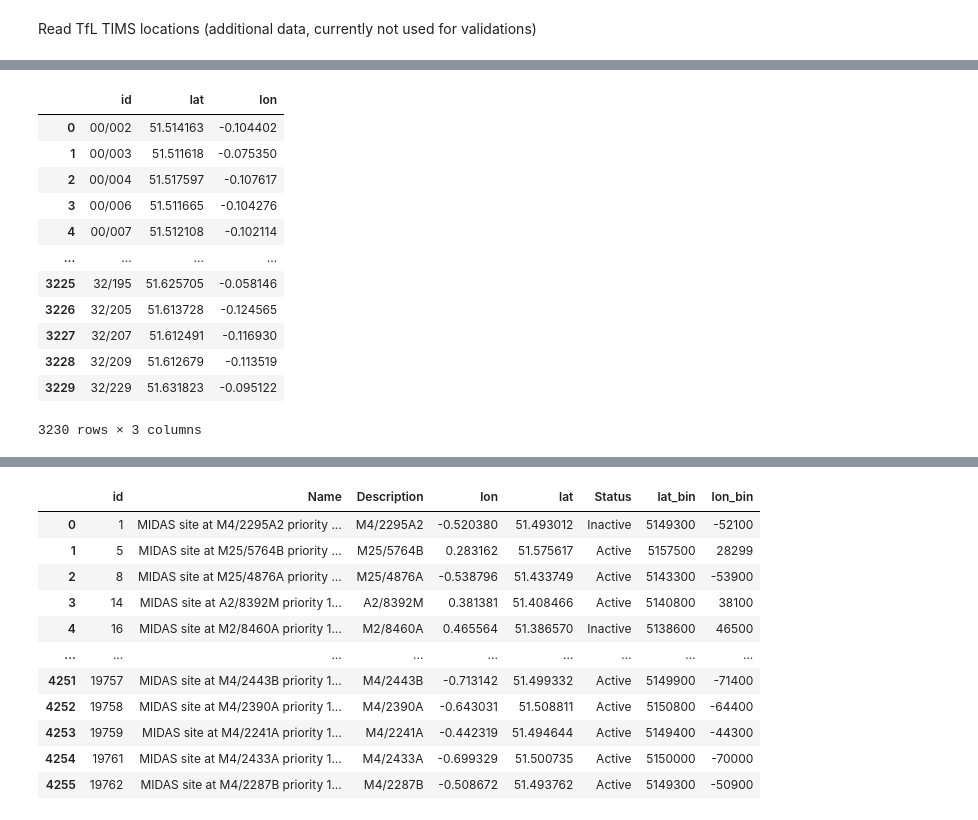
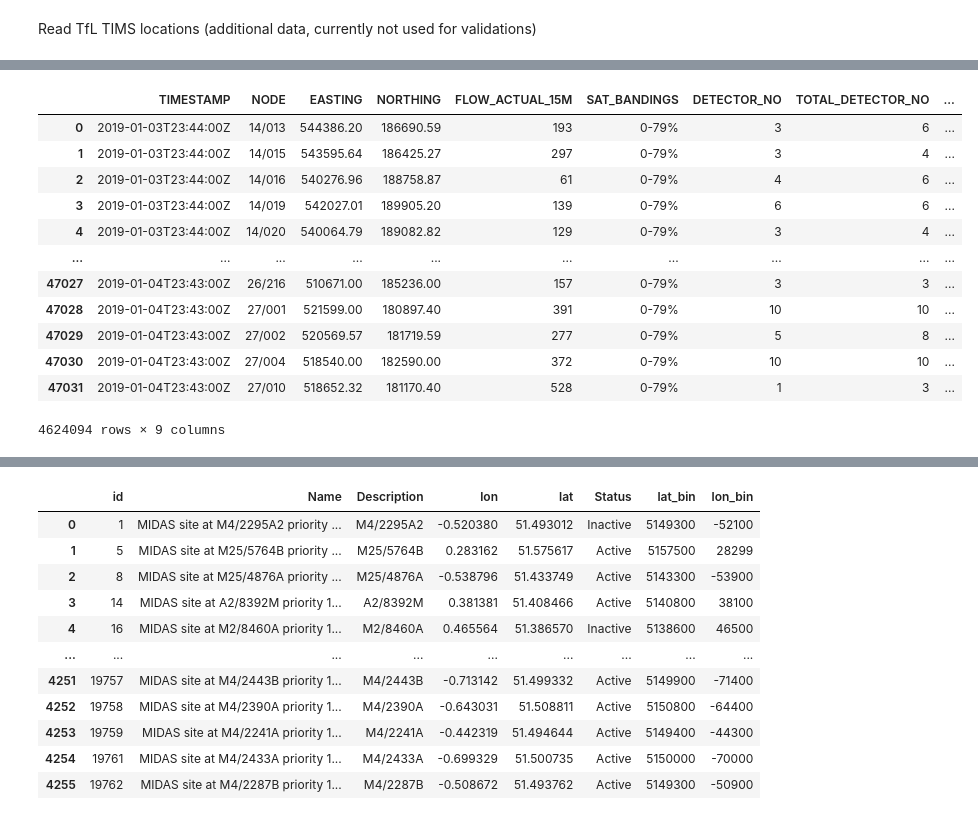
Before and after one commit to iarai/MeTS-10, a Jupyter notebook: analysis/val02_counters/counters01_prepare_data.ipynb, the cells around one changed output, grey strips where cells are left out. Drawn from its saved outputs; the diff is of its cells as text; code cells hidden in the pictures.

Commit message:
Counters pipeline. Download and processing of full TfL TIMS. Not used for validations.

```diff
--- a/analysis/val02_counters/counters01_prepare_data.ipynb
+++ b/analysis/val02_counters/counters01_prepare_data.ipynb
@@ -312,10 +314,6 @@ Read TfL TIMS locations (additional data, currently not used for validations)
 bucket = 'roads.data.tfl.gov.uk'
 prefix = 'TIMS/'
 s3_client = boto3.client('s3')
-
-def read_tims_csv_file(csv_file):
-    response = s3_client.get_object(Bucket=bucket, Key=csv_file)
-    return pd.read_csv(response.get("Body"))
 
 def get_tims_csv_files(limit=-1):
     tims_csv_files = []
@@ -325,8 +323,24 @@ def get_tims_csv_files(limit=-1):
         tims_csv_files.extend(pf)
         if limit > 0 and len(tims_csv_files) >= limit:
             return tims_csv_files[:limit]
-        return tims_csv_files
+    return tims_csv_files
 
-tims_csv_files = get_tims_csv_files(5)
-tims_df = read_tims_csv_file(tims_csv_files[0])
-tims_df
+def read_tims_csv_file(csv_file):
+    response = s3_client.get_object(Bucket=bucket, Key=csv_file)
+    return pd.read_csv(response.get("Body"))
+
+def read_tims_day(day, debug=False, all_fields=False):
+    ts = datetime.strptime(day, '%Y-%m-%d')
+    tims_day_file = LONDON_PATH / 'downloads' /  f'tims_{day}.parquet'
+    if os.path.exists(tims_day_file):
+        return pd.read_parquet(tims_day_file)
+    file_prefix = f'detdata{ts.day:02d}{ts.month:02d}{ts.year:04d}'
+    files = [fp for fp in tims_csv_files if file_prefix in fp]
+    print(f'Downloading {len(files)} files for {day}')
+    df = pd.concat([read_tims_csv_file(fp) for fp in files])
+    tims_day_file.parent.mkdir(exist_ok=True, parents=True)
+    df.to_parquet(tims_day_file, compression="snappy")
+    return df
+
+tims_csv_files = get_tims_csv_files()
+len(tims_csv_files)
@@ -347,33 +347,17 @@ tims_df
-# %%
-gbng = pyproj.CRS('EPSG:27700')
-wgs84 = pyproj.CRS('EPSG:4326')
-project = pyproj.Transformer.from_crs(gbng, wgs84, always_xy=True).transform
-
-def getProjectedPoint(r):
-    try:
-        return transform(project, Point(float(r['EASTING']), float(r['NORTHING'])))
-    except Exception as e:
-        print(e)
-        return Point(0, 0)
-
-tims_df['id'] = tims_df['NODE']
-tims_df['geometry'] = tims_df.apply(getProjectedPoint, axis=1)
-tims_df = geopandas.GeoDataFrame(tims_df, geometry='geometry')
-tims_df['lon'] = tims_df.geometry.x
-tims_df['lat'] = tims_df.geometry.y
-tims_df = tims_df[['id', 'lat', 'lon']].groupby(['id', 'lat', 'lon']).min().reset_index()
-tims_df
-# %% [output]
-|  | id | lat | lon |
-| 0 | 00/002 | 51.514163 | -0.104402 |
-| 1 | 00/003 | 51.511618 | -0.075350 |
-| 2 | 00/004 | 51.517597 | -0.107617 |
-| 3 | 00/006 | 51.511665 | -0.104276 |
-| 4 | 00/007 | 51.512108 | -0.102114 |
-| ... | ... | ... | ... |
-| 3225 | 32/195 | 51.625705 | -0.058146 |
-| 3226 | 32/205 | 51.613728 | -0.124565 |
-| 3227 | 32/207 | 51.612491 | -0.116930 |
-| 3228 | 32/209 | 51.612679 | -0.113519 |
-| 3229 | 32/229 | 51.631823 | -0.095122 |
-3230 rows × 3 columns
+# %%
+tims_df = read_tims_day('2019-01-04')
+tims_df
+# %% [output]
+|  | TIMESTAMP | NODE | EASTING | NORTHING | FLOW_ACTUAL_15M | SAT_BANDINGS | DETECTOR_NO | TOTAL_DETECTOR_NO | ... |
+| 0 | 2019-01-03T23:44:00Z | 14/013 | 544386.20 | 186690.59 | 193 | 0-79% | 3 | 6 | ... |
+| 1 | 2019-01-03T23:44:00Z | 14/015 | 543595.64 | 186425.27 | 297 | 0-79% | 3 | 4 | ... |
+| 2 | 2019-01-03T23:44:00Z | 14/016 | 540276.96 | 188758.87 | 61 | 0-79% | 4 | 6 | ... |
+| 3 | 2019-01-03T23:44:00Z | 14/019 | 542027.01 | 189905.20 | 139 | 0-79% | 6 | 6 | ... |
+| 4 | 2019-01-03T23:44:00Z | 14/020 | 540064.79 | 189082.82 | 129 | 0-79% | 3 | 4 | ... |
+| ... | ... | ... | ... | ... | ... | ... | ... | ... | ... |
+| 47027 | 2019-01-04T23:43:00Z | 26/216 | 510671.00 | 185236.00 | 157 | 0-79% | 3 | 3 | ... |
+| 47028 | 2019-01-04T23:43:00Z | 27/001 | 521599.00 | 180897.40 | 391 | 0-79% | 10 | 10 | ... |
+| 47029 | 2019-01-04T23:43:00Z | 27/002 | 520569.57 | 181719.59 | 277 | 0-79% | 5 | 8 | ... |
+| 47030 | 2019-01-04T23:43:00Z | 27/004 | 518540.00 | 182590.00 | 372 | 0-79% | 10 | 10 | ... |
+| 47031 | 2019-01-04T23:43:00Z | 27/010 | 518652.32 | 181170.40 | 528 | 0-79% | 1 | 3 | ... |
+4624094 rows × 9 columns
```
Also changed, not shown: parts of 9 cells of this notebook, 1 other file.
